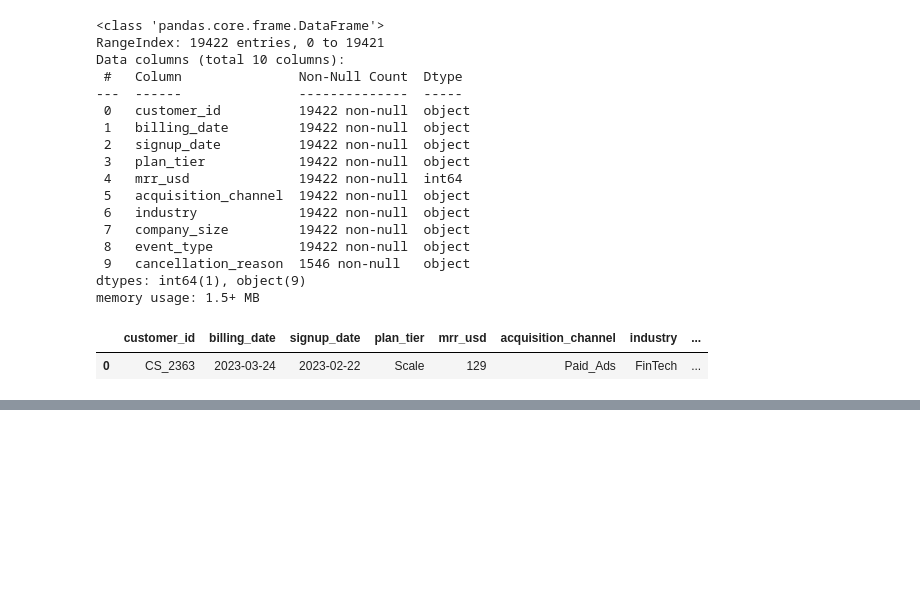
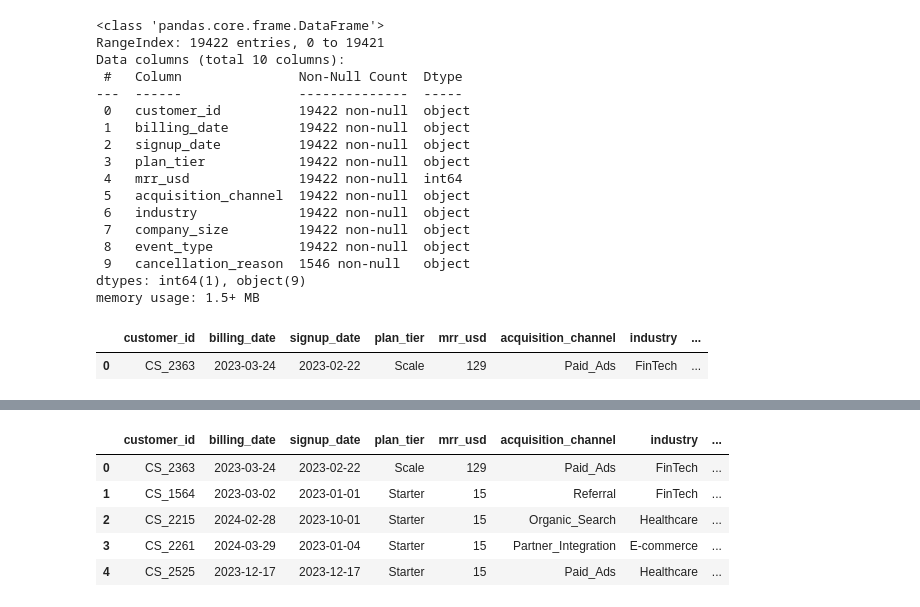
Before and after one commit to banerjee109/Infotact-Project-2, a Jupyter notebook: cohort_retention_cltv_analysis_project.ipynb, the cells around one changed output, grey strips where cells are left out. Saved outputs shown, nothing was run; the diff lists cells and outputs as text; code cells hidden in the pictures; blank space fills up the shorter version.

```diff
--- a/cohort_retention_cltv_analysis_project.ipynb
+++ b/cohort_retention_cltv_analysis_project.ipynb
@@ -229,0 +230,20 @@ df.shape
+# %%
+total_customers = df["customer_id"].nunique()
+active_customers = df[df["event_type"]!="cancellation"]["customer_id"].nunique()
+total_mrr = df["mrr_usd"].sum()
+average_mrr = df["mrr_usd"].mean()
+new_customers = df[df["event_type"]=="new_signup"]["customer_id"].nunique()
+# %%
+churned_customers = df["cancellation_reason"].notna().sum()
+churned_customers
+churn_rate = (churned_customers / total_customers) * 100
+churn_rate
+retention_rate = 100 - churn_rate
+retention_rate
+# %% [output]
+|  | customer_id | billing_date | signup_date | plan_tier | mrr_usd | acquisition_channel | industry | ... |
+| 0 | CS_2363 | 2023-03-24 | 2023-02-22 | Scale | 129 | Paid_Ads | FinTech | ... |
+| 1 | CS_1564 | 2023-03-02 | 2023-01-01 | Starter | 15 | Referral | FinTech | ... |
+| 2 | CS_2215 | 2024-02-28 | 2023-10-01 | Starter | 15 | Organic_Search | Healthcare | ... |
+| 3 | CS_2261 | 2024-03-29 | 2023-01-04 | Starter | 15 | Partner_Integration | E-commerce | ... |
+| 4 | CS_2525 | 2023-12-17 | 2023-12-17 | Starter | 15 | Paid_Ads | Healthcare | ... |
```
Also changed, not shown: parts of 8 cells of this notebook.
